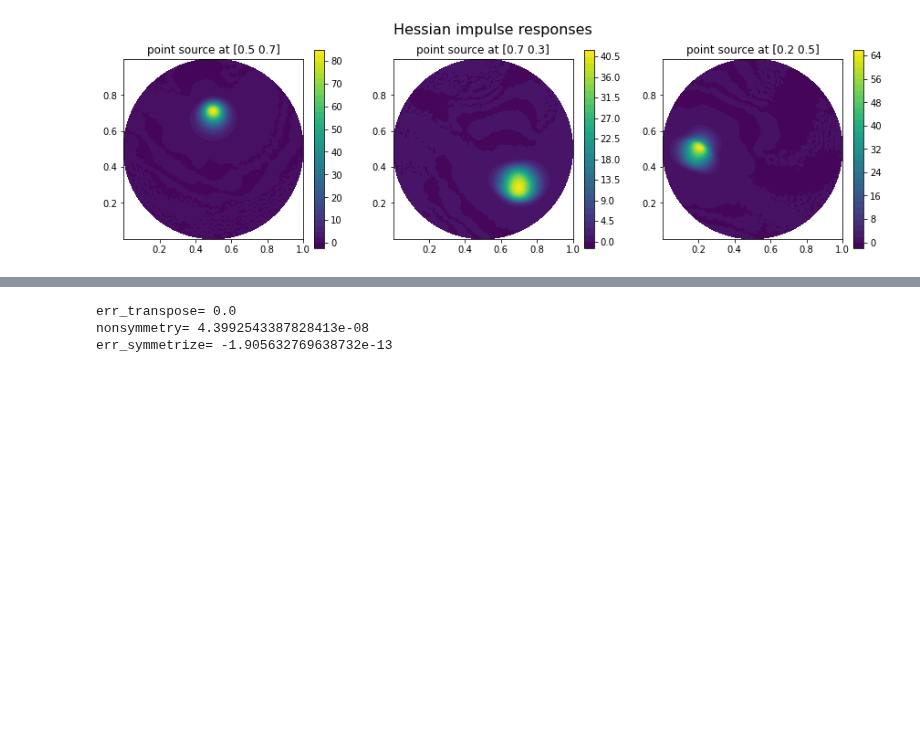
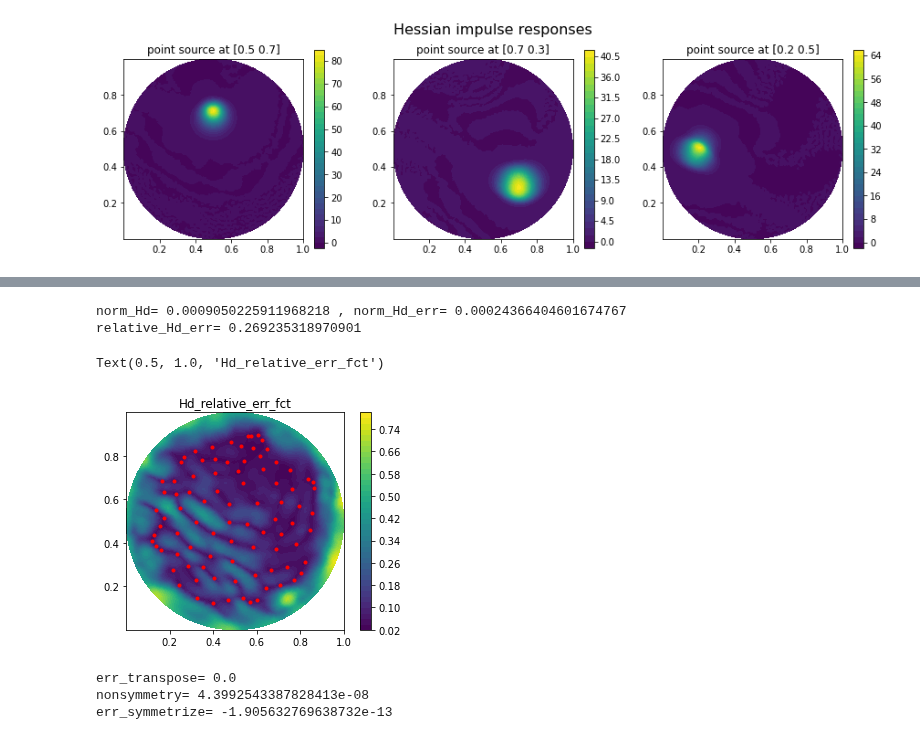
Before and after one commit to NickAlger/localpsf, a Jupyter notebook: code/heat_inverse_problem.ipynb, the cells around one changed output, grey strips where cells are left out. Saved outputs shown, nothing was run; the diff lists cells and outputs as text; code cells hidden in the pictures; blank space fills up the shorter version.

```diff
--- a/code/heat_inverse_problem.ipynb
+++ b/code/heat_inverse_problem.ipynb
@@ -390,9 +390,45 @@ hpro.visualize_cluster_tree(ct, "heat_inverse_problem_cluster_tree")
 bct = hpro.build_block_cluster_tree(ct, ct, 2.0)
 hpro.visualize_block_cluster_tree(bct, "heat_inverse_problem_block_cluster_tree")
 
-Hd_hmatrix = lpsf.build_hmatrix(bct, tol=1e-8, symmetrize=True)
+# Hd_hmatrix = lpsf.build_hmatrix(bct, tol=1e-8, symmetrize=True)
+Hd_hmatrix = lpsf.build_hmatrix(bct, tol=1e-8, symmetrize=False)
 
 hpro.visualize_hmatrix(Hd_hmatrix, "heat_inverse_problem_hmatrix")
+# %%
+n_random = 50
+Omega = np.random.randn(V.dim(), n_random)
+Y_true = np.zeros((V.dim(), n_random))
+Y = np.zeros((V.dim(), n_random))
+omega_fct = dl.Function(V)
+for k in range(n_random):
+    omega_fct.vector()[:] = Omega[:,k].copy()
+    Y_true[:,k] = apply_Hd(omega_fct.vector())
+    Y[:,k] = Hd_hmatrix.matvec(Omega[:,k])
+# %%
+norm_Hd = np.linalg.norm(Y_true) / np.sqrt(n_random)
+norm_Hd_err = np.linalg.norm(Y_true - Y) / np.sqrt(n_random)
+
+relative_Hd_err = norm_Hd_err / norm_Hd
+print('norm_Hd=', norm_Hd, ', norm_Hd_err=', norm_Hd_err)
+print('relative_Hd_err=', relative_Hd_err)
+
+Hd_norm_vec = np.linalg.norm(Y_true, axis=1) / np.sqrt(n_random)
+Hd_err_vec = np.linalg.norm(Y_true - Y, axis=1) / np.sqrt(n_random)
+Hd_relative_err_vec = Hd_err_vec / Hd_norm_vec
+Hd_relative_err_fct = dl.Function(V)
+Hd_relative_err_fct.vector()[:] = Hd_relative_err_vec
+
+cm = dl.plot(Hd_relative_err_fct)
+plt.colorbar(cm)
+
+plt.plot(lpsf.points[:, 0], lpsf.points[:, 1], '.r')
+
+plt.title('Hd_relative_err_fct')
+# %% [output]
+norm_Hd= 0.0009050225911968218 , norm_Hd_err= 0.00024366404601674767
+relative_Hd_err= 0.269235318970901
+Text(0.5, 1.0, 'Hd_relative_err_fct')
+[figure, added]
 # %%
 Hd_hmatrix_T = Hd_hmatrix.T
 
```
Also changed, not shown: parts of 5 cells of this notebook.
